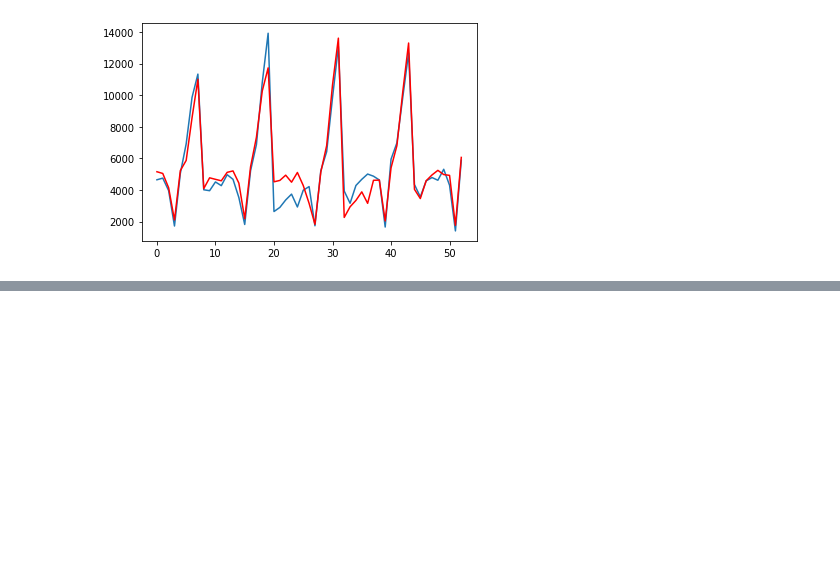
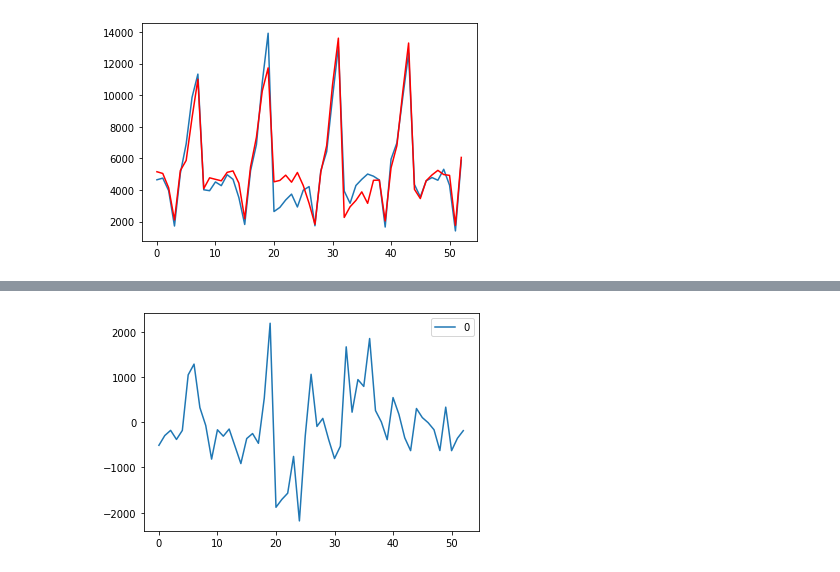
Before and after one commit to hildebrando001/ETL, a Jupyter notebook: prevendo vendas com ARIMA/ARIMA-previsao-vendas.ipynb, the cells around one changed output, grey strips where cells are left out. Drawn from its saved outputs; the diff is of its cells as text; code cells hidden in the pictures; blank space fills up the shorter version.

```diff
--- a/prevendo vendas com ARIMA/ARIMA-previsao-vendas.ipynb
+++ b/prevendo vendas com ARIMA/ARIMA-previsao-vendas.ipynb
@@ -194,0 +201,6 @@ plt.show()
+# %%
+# erros residuais
+residuals = [test[i] - predictions[i] for i in range(len(test))]
+# %%
+# converte a lista em um dataframe
+residuals = pd.DataFrame(residuals)
@@ -194,0 +229,6 @@ plt.show()
+# %%
+# plot residuals
+residuals.plot()
+plt.show()
+# %% [output]
+[figure, added]
```
Also changed, not shown: parts of 5 cells of this notebook.
